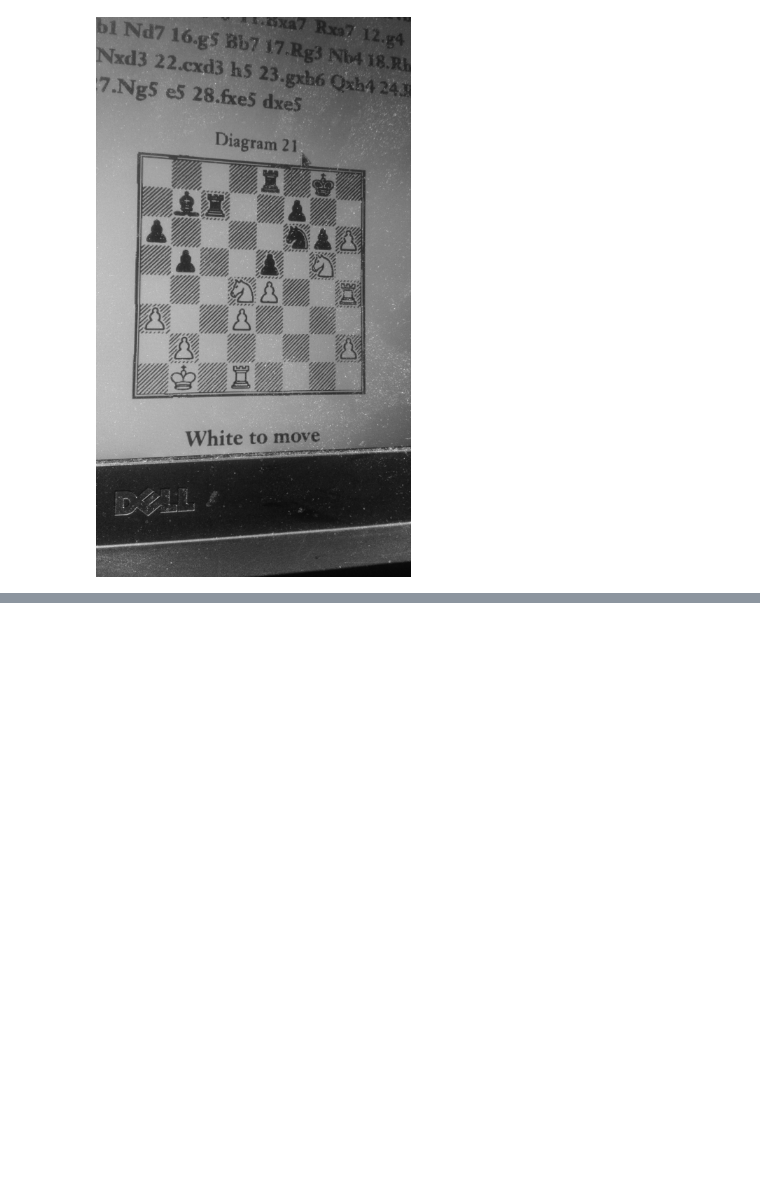
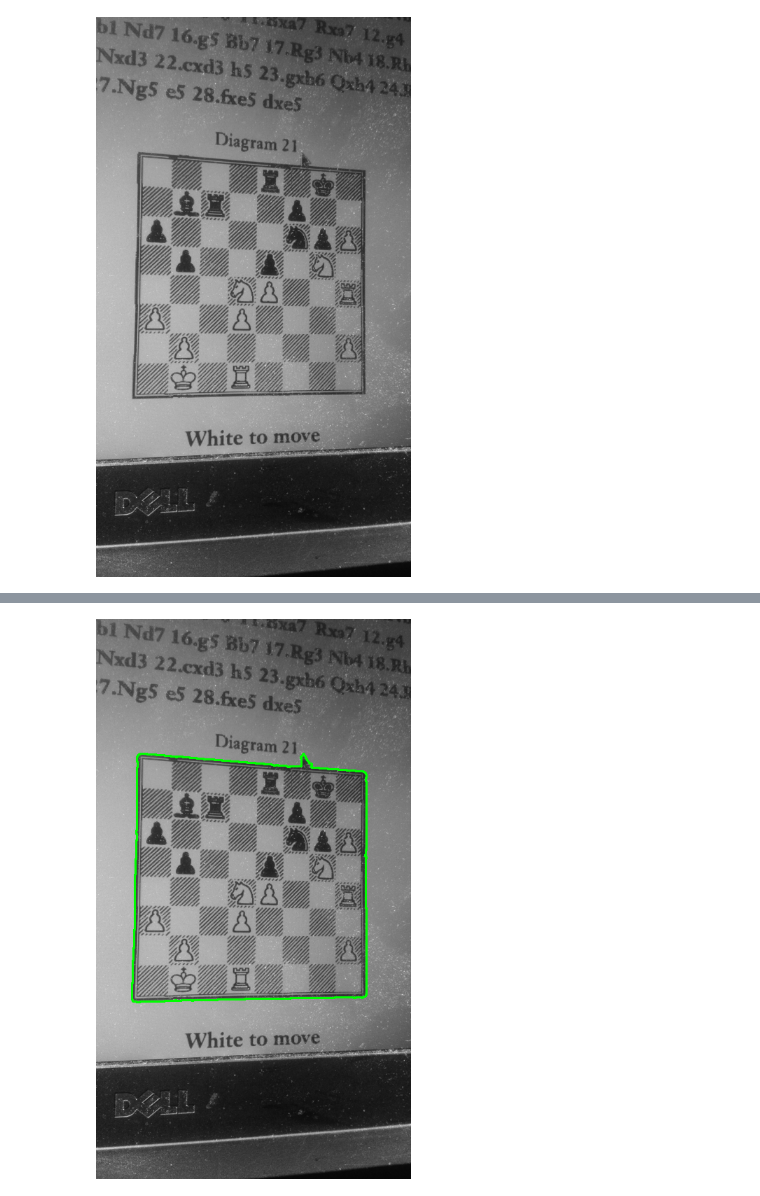
Before and after one commit to hi-ogawa/chess-ocr, a Jupyter notebook: detect_board.ipynb, the cells around one changed output, grey strips where cells are left out. Cells and saved outputs as stored; diff of their text form; code cells hidden in the pictures; blank space fills up the shorter version.

```diff
--- a/detect_board.ipynb
+++ b/detect_board.ipynb
@@ -62,3 +63,9 @@ array([112951.5,  20419.5,   3667. ,   3534. ,   2909. ,   1773. ,
+# %%
+y = np.array(image.convert('RGB')).copy()
+cv.drawContours(y, contours, 0, (0,255,0), 2)
+Image.fromarray(y)
+# %% [output]
+[figure, added]
 # %%
 #
 # Choose largest contour as board quadraliteral
```
Also changed, not shown: parts of 8 cells of this notebook, 14 other files.
